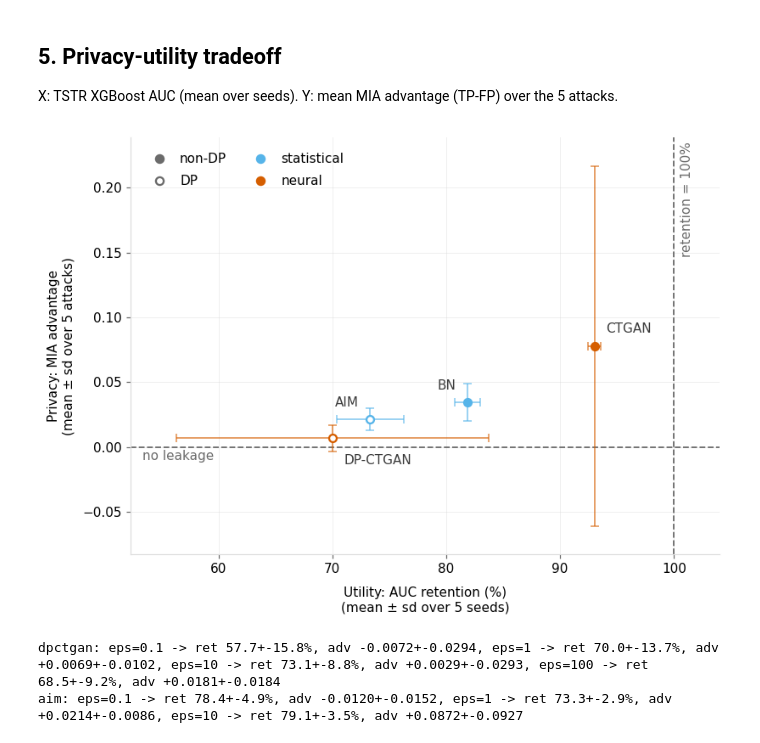
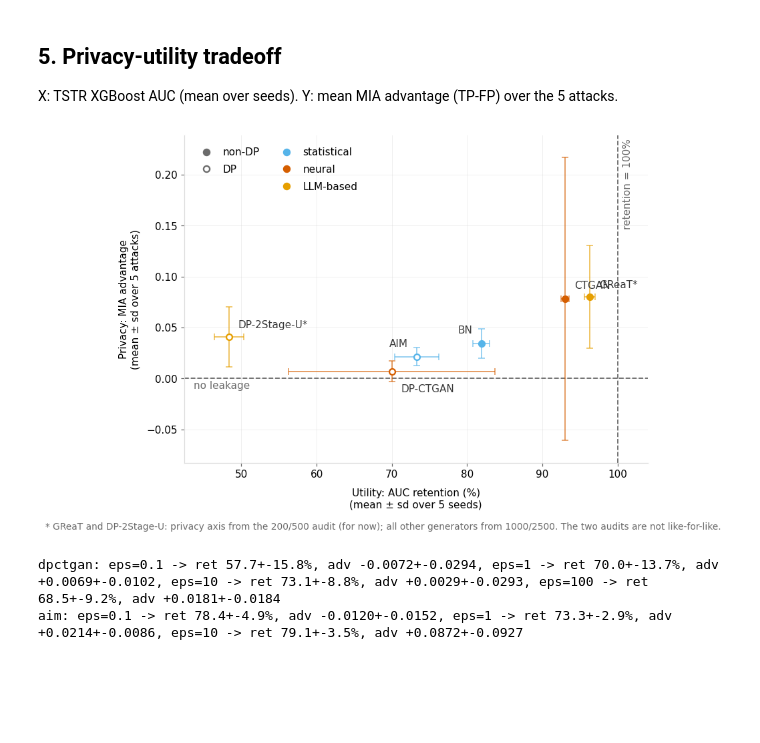
Before and after one commit to oliviapeng26/priv-sdg, a Jupyter notebook: benchmark_tapas/privacy_analysis.ipynb, the cells around one changed output. Cells and saved outputs as stored; diff of their text form; code cells hidden in the pictures; blank space fills up the shorter version.

```diff
--- a/benchmark_tapas/privacy_analysis.ipynb
+++ b/benchmark_tapas/privacy_analysis.ipynb
@@ -704,6 +776,9 @@ plt.show()
 X: TSTR XGBoost AUC (mean over seeds). Y: mean MIA advantage (TP-FP) over the 5 attacks.
 # %%
 GENS_SCATTER = [g for g in GENS if g != "privbayes"]  # same drop as the bar chart
+# GReaT and DP-2Stage-U are plotted at 200/500 FOR NOW (see the loader cell above section 1); swap by
+# changing LLM_STAGE there. Their privacy axis comes from that stage, the others from 1000/2500.
+GENS_SCATTER = GENS_SCATTER + LLM_GENS
 BLACK = "#000000"
 
 # The scatter encodes FAMILY by hue and DP status by fill -- a different mapping from
@@ -711,7 +786,8 @@ BLACK = "#000000"
 # attack group. GEN_COLOR is left alone so the bar chart keeps that; the two figures
 # answer different questions and the scatter has only four points to separate.
 FAM_COLOR = {"statistical": "#56B4E9",   # Okabe-Ito Sky Blue
-             "neural":      "#D55E00"}   # Okabe-Ito Vermillion
+             "neural":      "#D55E00",   # Okabe-Ito Vermillion
+             "llm":         "#E69F00"}   # Okabe-Ito Orange (GReaT, DP-2Stage-U)
 # Reference lines, their labels and the DP fill key are all scaffolding rather than
 # data, so they share one neutral: MUTED, matching the chance line in the bar chart, at
 # that cell's dashed style and weight.
@@ -729,6 +805,8 @@ adv_all = pd.concat([METRICS[f"{a}_{b}"].groupby("method").mia_advantage.mean()
 # numpy's std defaults to ddof=0 and the two are easy to confuse at this call site.)
 sd_all = pd.concat([METRICS[f"{a}_{b}"].groupby("method").mia_advantage.std(ddof=1)
                     .reindex(GENS_SCATTER).rename(f"{a}/{b}") for a, b in AVAIL], axis=1)
+for _g in LLM_GENS:    # METRICS has no 200/500 rows for these two, so fill them from the loader cell
+    adv_all.loc[_g] = LLM_ADV[_g]; sd_all.loc[_g] = LLM_ADV_SD[_g]
 # Limits come from mean +- sd, not the means alone: CTGAN's sd is 0.139 against a mean
 # of 0.078, so a range fitted to the means would clip its whisker at both ends.
 _ylo, _yhi = (adv_all - sd_all).min().min(), (adv_all + sd_all).max().max()
@@ -753,6 +831,7 @@ for k, (ntr, nte) in enumerate(AVAIL):
     ax = axes[k // ncol][k % ncol]
     _mia = METRICS[f"{ntr}_{nte}"].groupby("method").mia_advantage
     adv, adv_sd = _mia.mean(), _mia.std(ddof=1)
+    adv, adv_sd = pd.concat([adv, LLM_ADV]), pd.concat([adv_sd, LLM_ADV_SD])
     ax.axhline(0, color=REF, ls=REF_LS, lw=REF_LW)
     ax.axvline(100, color=REF, ls=REF_LS, lw=REF_LW)
     ax.text(XLIM[0] + .02 * (XLIM[1] - XLIM[0]), -.002, "no leakage",
@@ -797,37 +876,44 @@ for k, (ntr, nte) in enumerate(AVAIL):
     ax.set_xlabel("Utility: AUC retention (%)\n(mean ± sd over 5 seeds)",
                   fontsize=10, labelpad=8, color=BLACK)
     if k % ncol == 0:
         ax.set_ylabel("Privacy: MIA advantage\n(mean ± sd over 5 attacks)",
                       fontsize=10, labelpad=6, color=BLACK)
 for k in range(len(AVAIL), nrow * ncol):
     axes[k // ncol][k % ncol].axis("off")
 
 # The legend explains the ENCODING, not the generators: every point is already
 # labelled by name on the plot, and a per-generator legend would carry two identical
 # swatches (AIM is the only hollow sky-blue now that PrivBayes is dropped, but the
 # scheme legend is still clearer than a per-generator one at four points). Two entries
 # for fill, two for hue -- black on the fill entries so they do not imply a family, and
 # filled markers on the hue entries so they do not imply a DP status.
 _dot = lambda fc, ec: Line2D([], [], marker="o", linestyle="", markerfacecolor=fc,
                              markeredgecolor=ec, markeredgewidth=1.5, markersize=6)
 # Upper LEFT, inside the panel: every point sits near y = 0 while the panel's top is
 # set by CTGAN's tall whisker, so that corner is empty. ncol=2 fills column-major, which
 # puts the two fill entries in one column and the two hue entries in the other -- the
 # legend's own layout then mirrors the two things it encodes. borderaxespad keeps it
 # inside the axes, clear of the y-axis spine and its ticks.
-axes[0][0].legend(handles=[_dot(REF, REF), _dot("white", REF),
+_blank = Line2D([], [], color="none")
+# column-major: column 1 = fill (non-DP, DP), column 2 = family (statistical, neural, LLM-based)
+axes[0][0].legend(handles=[_dot(REF, REF), _dot("white", REF), _blank,
                            _dot(FAM_COLOR["statistical"], FAM_COLOR["statistical"]),
-                           _dot(FAM_COLOR["neural"], FAM_COLOR["neural"])],
-                  labels=["non-DP", "DP", "statistical", "neural"],
+                           _dot(FAM_COLOR["neural"], FAM_COLOR["neural"]),
+                           _dot(FAM_COLOR["llm"], FAM_COLOR["llm"])],
+                  labels=["non-DP", "DP", "", "statistical", "neural", "LLM-based"],
                   loc="upper left", ncol=2, frameon=False, fontsize=10,
                   handletextpad=.6, columnspacing=1.6, labelspacing=.7,
                   borderaxespad=.8)
 
+if LLM_GENS:
+    fig.text(.5, -.005, f"* GReaT and DP-2Stage-U: privacy axis from the {_lt}/{_lte} audit (for now); all other "
+             f"generators from {AVAIL[-1][0]}/{AVAIL[-1][1]}. The two audits are not like-for-like.",
+             ha="center", va="top", fontsize=9, color=MUTED)
 fig.tight_layout()
 fig.savefig(FIG_PAPER / "privacy_utility_tradeoff.png", bbox_inches="tight")
 plt.show()
 # %% [output]
-[figure, old version]
+[figure, new version]
 # %%
 # ---- Supplementary: each DP generator across the formal budget, vs its non-DP twin ----
 # The main tradeoff plot has one point per generator at eps = 1.0. This figure zooms on
```
Also changed, not shown: parts of 2 cells of this notebook, 3 other files.
